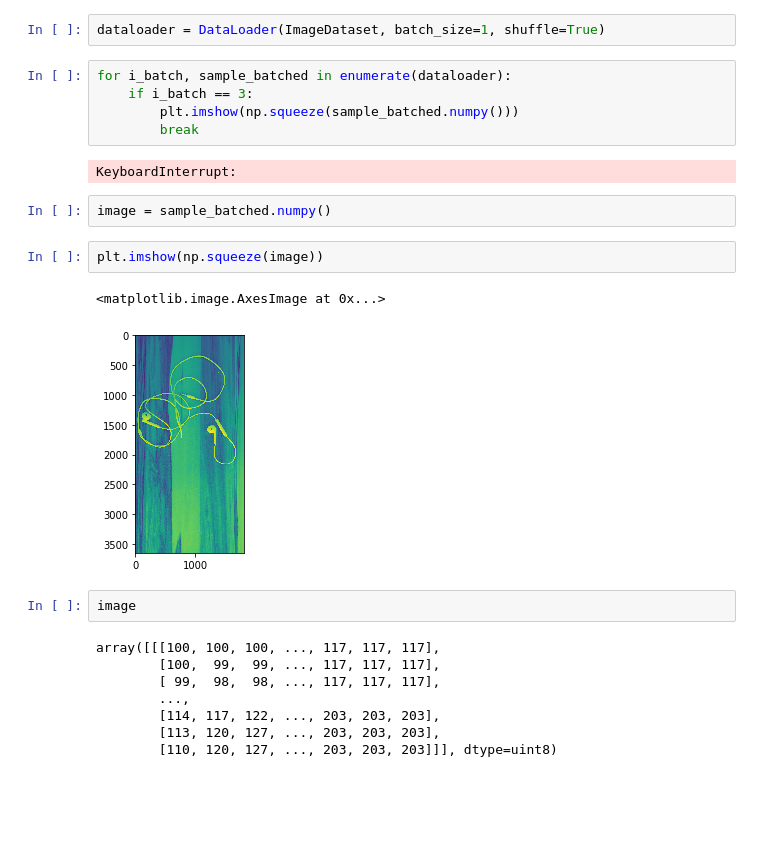
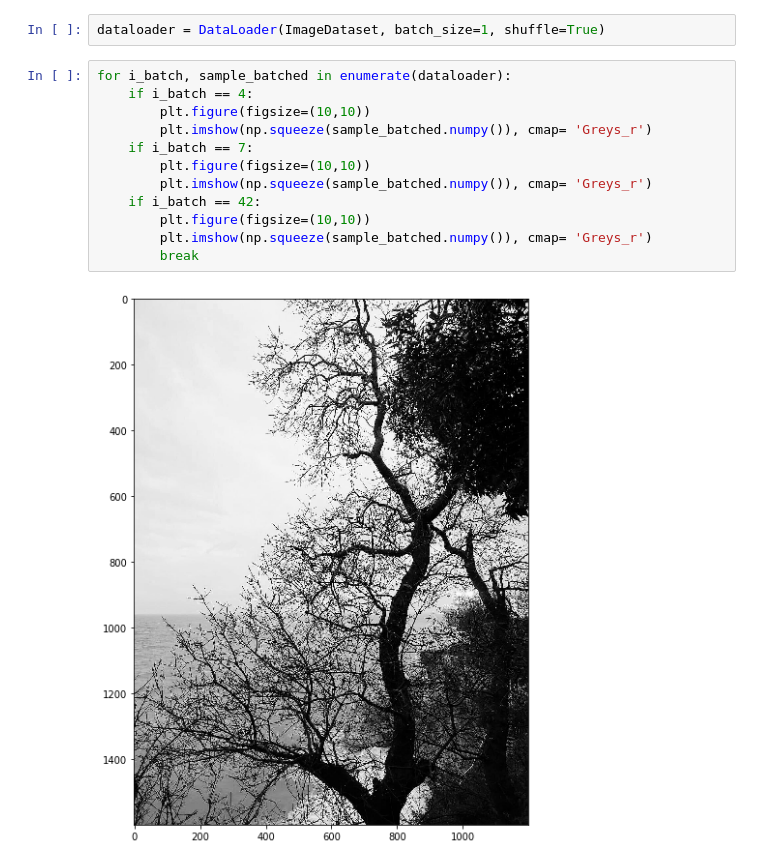
Before and after one commit to FritzMichael/ImageCropProject, a Jupyter notebook: testDatasets.ipynb, the cells around one changed output. Drawn from its saved outputs; the diff is of its cells as text; blank space fills up the shorter version.

```diff
--- a/testDatasets.ipynb
+++ b/testDatasets.ipynb
@@ -11,27 +13,17 @@ root_dir = 'data'
 ImageDataset = ImageDataSets(root_dir)
 # %%
 dataloader = DataLoader(ImageDataset, batch_size=1, shuffle=True)
-# %%
-for i_batch, sample_batched in enumerate(dataloader):
-    if i_batch == 3:
-        plt.imshow(np.squeeze(sample_batched.numpy()))
-        break
-# %% [output]
-KeyboardInterrupt:
-# %%
-image = sample_batched.numpy()
-# %%
-plt.imshow(np.squeeze(image))
-# %% [output]
-<matplotlib.image.AxesImage at 0x...>
-[figure, removed]
-# %%
-image
-# %% [output]
-array([[[100, 100, 100, ..., 117, 117, 117],
-        [100,  99,  99, ..., 117, 117, 117],
-        [ 99,  98,  98, ..., 117, 117, 117],
-        ...,
-        [114, 117, 122, ..., 203, 203, 203],
-        [113, 120, 127, ..., 203, 203, 203],
-        [110, 120, 127, ..., 203, 203, 203]]], dtype=uint8)
+# %%
+for i_batch, sample_batched in enumerate(dataloader):
+    if i_batch == 4:
+        plt.figure(figsize=(10,10))
+        plt.imshow(np.squeeze(sample_batched.numpy()), cmap= 'Greys_r')
+    if i_batch == 7:
+        plt.figure(figsize=(10,10))
+        plt.imshow(np.squeeze(sample_batched.numpy()), cmap= 'Greys_r')
+    if i_batch == 42:
+        plt.figure(figsize=(10,10))
+        plt.imshow(np.squeeze(sample_batched.numpy()), cmap= 'Greys_r')
+        break
+# %% [output]
+[figure, added]
```
Also changed, not shown: parts of 2 cells of this notebook.
